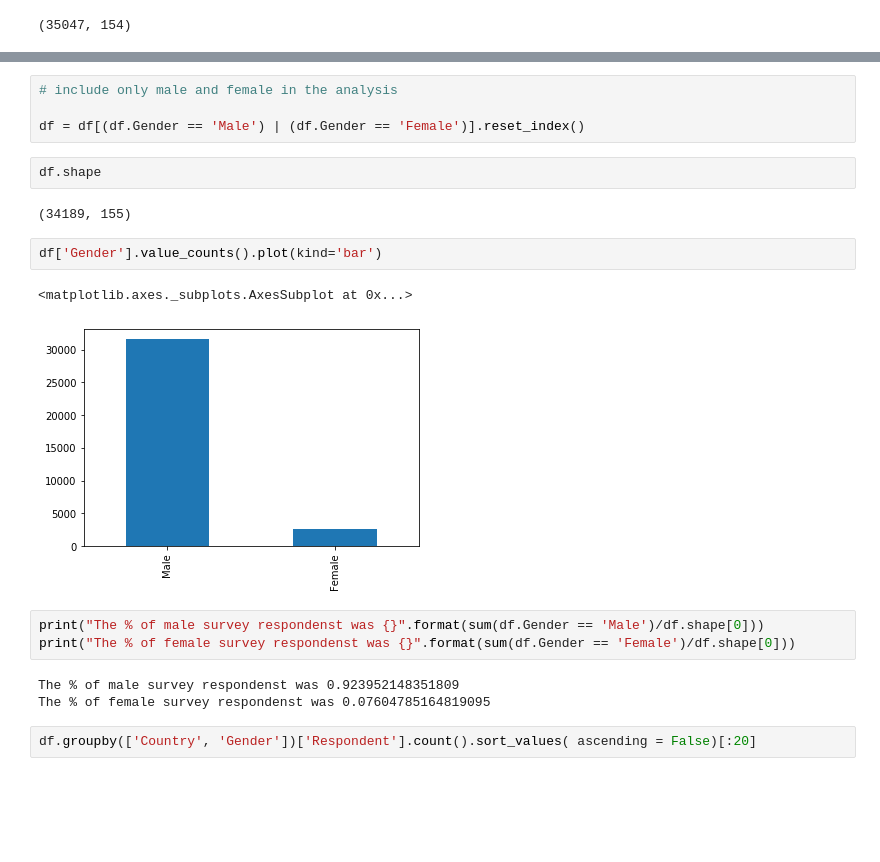
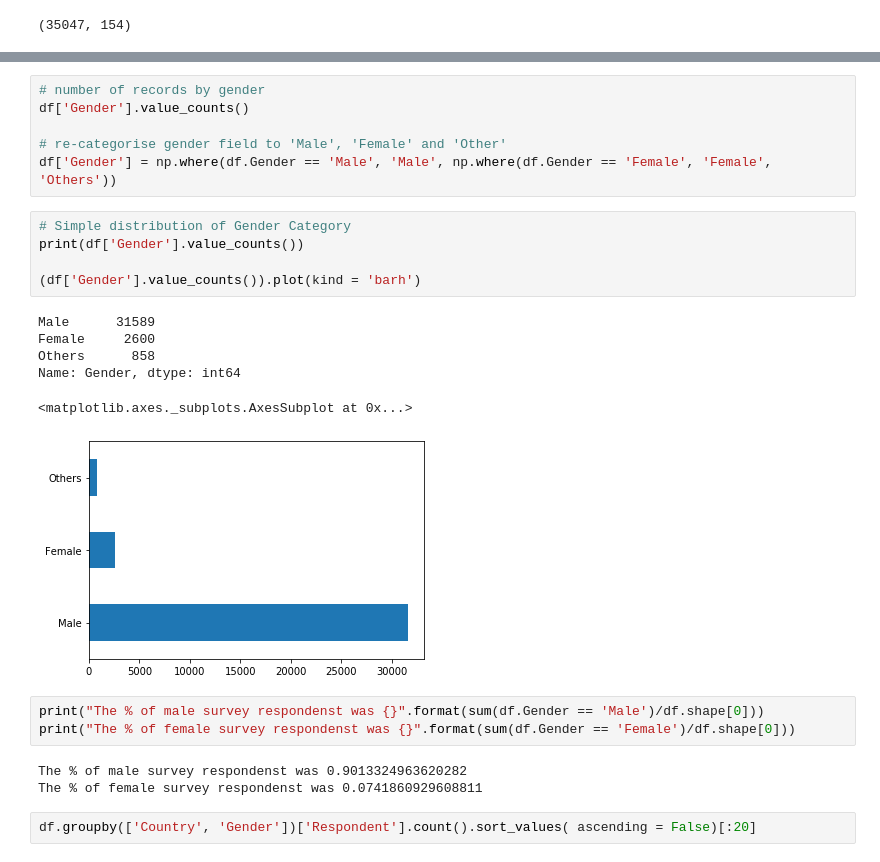
Before and after one commit to marcelajanowska/Stack_Overflow_Survey_Results_Analysis, a Jupyter notebook: Stack Overflow Survey Results Analysis.ipynb, the cells around one changed output, grey strips where cells are left out. Drawn from its saved outputs; the diff is of its cells as text; blank space fills up the shorter version.

Commit message:
refactoring gender count'

```diff
--- a/Stack Overflow Survey Results Analysis.ipynb
+++ b/Stack Overflow Survey Results Analysis.ipynb
@@ -56,22 +27,27 @@ Name: Gender, dtype: int64
-# %%
-# include only male and female in the analysis
-
-df = df[(df.Gender == 'Male') | (df.Gender == 'Female')].reset_index()
-# %%
-df.shape
-# %% [output]
-(34189, 155)
-# %%
-df['Gender'].value_counts().plot(kind='bar')
-# %% [output]
-<matplotlib.axes._subplots.AxesSubplot at 0x...>
-[figure, removed]
+# %%
+# number of records by gender
+df['Gender'].value_counts()
+
+# re-categorise gender field to 'Male', 'Female' and 'Other'
+df['Gender'] = np.where(df.Gender == 'Male', 'Male', np.where(df.Gender == 'Female', 'Female', 'Others'))
+# %%
+# Simple distribution of Gender Category
+print(df['Gender'].value_counts())
+
+(df['Gender'].value_counts()).plot(kind = 'barh')
+# %% [output]
+Male      31589
+Female     2600
+Others      858
+Name: Gender, dtype: int64
+<matplotlib.axes._subplots.AxesSubplot at 0x...>
+[figure, added]
 # %%
 print("The % of male survey respondenst was {}".format(sum(df.Gender == 'Male')/df.shape[0]))
 print("The % of female survey respondenst was {}".format(sum(df.Gender == 'Female')/df.shape[0]))
 # %% [output]
-The % of male survey respondenst was 0.923952148351809
-The % of female survey respondenst was 0.07604785164819095
+The % of male survey respondenst was 0.9013324963620282
+The % of female survey respondenst was 0.0741860929608811
 # %%
 df.groupby(['Country', 'Gender'])['Respondent'].count().sort_values( ascending = False)[:20]
 # %% [output]
```
Also changed, not shown: parts of 2 cells of this notebook.
